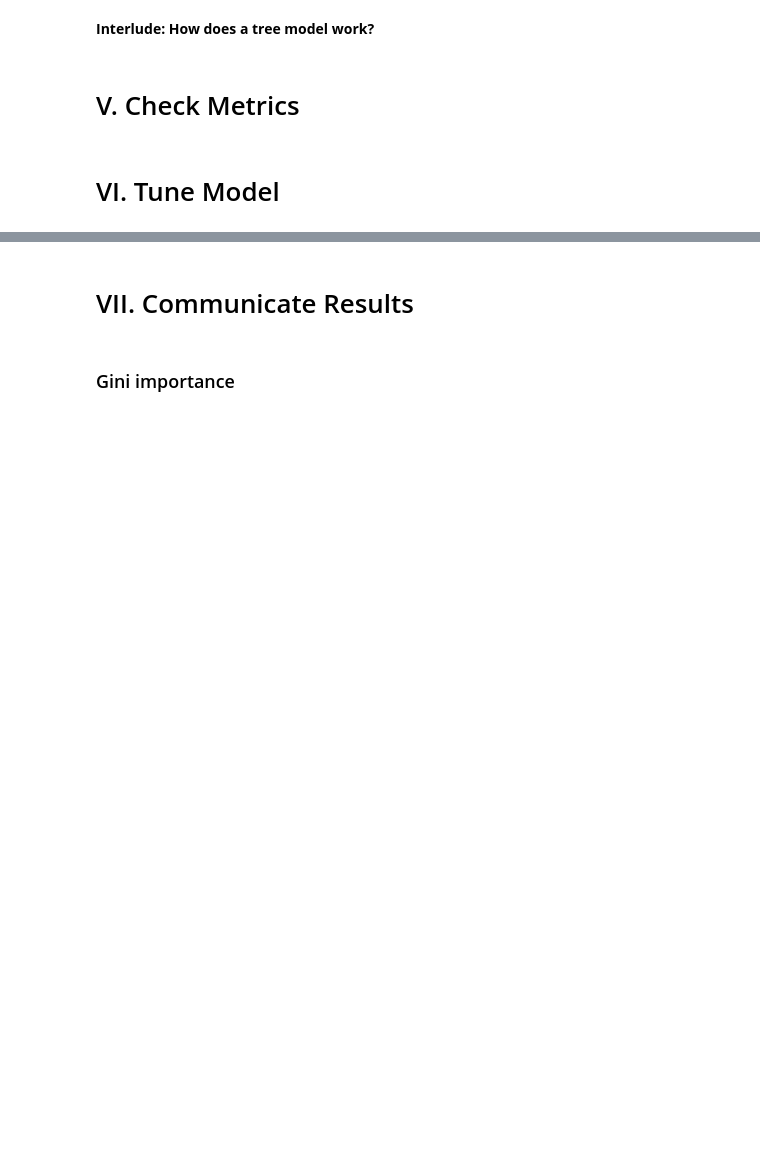
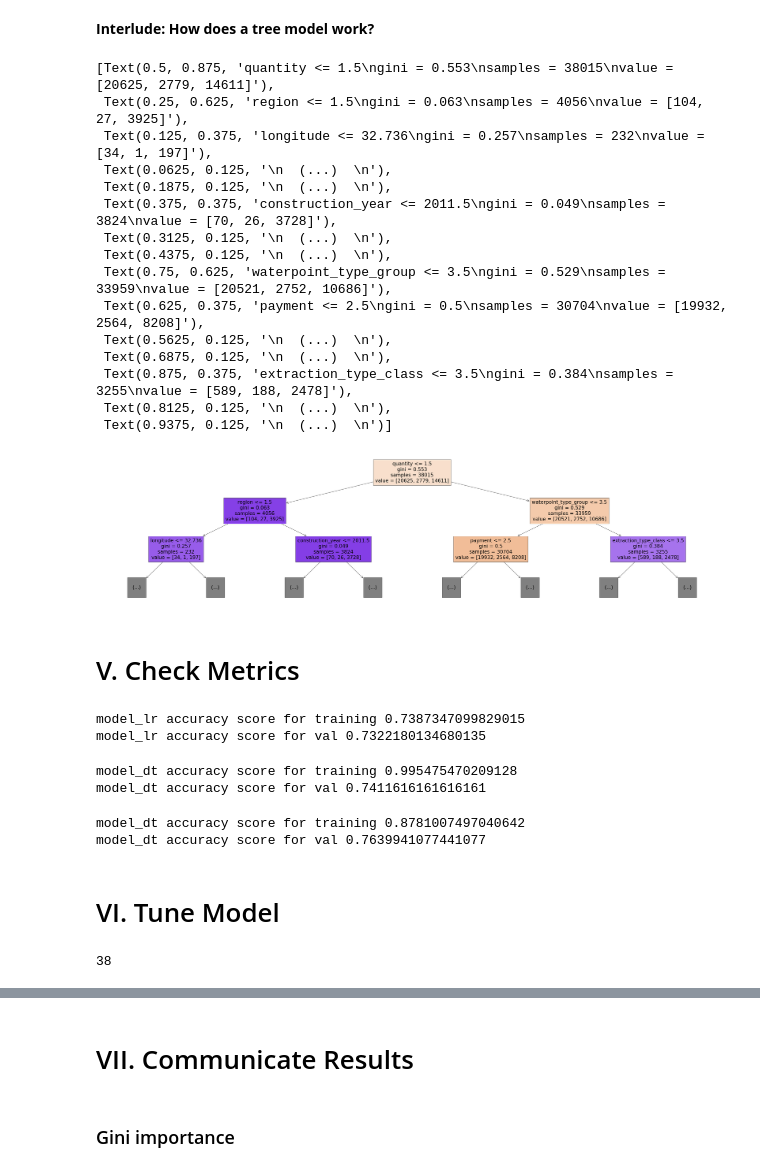
Before and after one commit to Vasanta2002/Data_Wrangling, a Jupyter notebook: JDS_SHR_221_guided_project_notes.ipynb, the cells around one changed output, grey strips where cells are left out. Drawn from its saved outputs; the diff is of its cells as text; code cells hidden in the pictures; blank space fills up the shorter version.

```diff
--- a/JDS_SHR_221_guided_project_notes.ipynb
+++ b/JDS_SHR_221_guided_project_notes.ipynb
@@ -147,7 +144,7 @@ ProfileReport(train, minimal=True).to_notebook_iframe()
 # %%
-# train = pd.merge(pd.read_csv('train_features.csv',na_values=[0, -2.000000e-08]),
-#                  pd.read_csv('train_labels.csv'))
-# X_test = pd.read_csv('test_features.csv', na_values=[0, -2.000000e-08])
+train = pd.merge(pd.read_csv('train_features.csv',na_values=[0, -2.000000e-08]),
+                 pd.read_csv('train_labels.csv'))
+X_test = pd.read_csv('test_features.csv', na_values=[0, -2.000000e-08])
 
 
 def wrangle(df):
@@ -156,10 +153,10 @@ def wrangle(df):
   df.set_index('id', inplace=True)
 
   # Drop Constant Column
-  df.drop(columns=, inplace=True)
+  df.drop(columns='recorded_by', inplace=True)
 
   # Drop Duplicate Column
-  df.drop(columns=, inplace=True)
+  df.drop(columns='quantity_group', inplace=True)
 
   # Drop High Cardinality Columns
   threshold = 100
@@ -167,7 +164,7 @@ def wrangle(df):
   df.drop(columns=cols_to_drop, inplace=True)
 
   # Drop columns with high proportion of zeros
-  df.drop(columns=, inplace=True)
+  df.drop(columns='num_private', inplace=True)
 
   return df
 
@@ -188,7 +215,7 @@ train[train['longitude'] ==0]
 # %% [markdown]
 ## Split TV from FM
 # %%
-target =
+target = 'status_group'
 y = train[target]
 X = train.drop(columns=target)
 # %% [markdown]
@@ -206,6 +235,11 @@ print('baseline accuracy:',)
 # %% [markdown]
 **First Model:** Logistic Regression
 # %%
-model_lr = make_pipeline()
+model_lr = make_pipeline(
+    OneHotEncoder(use_cat_names=True),
+    SimpleImputer(strategy='mean'),
+    StandardScaler(),
+    LogisticRegression(max_iter=200)
+)
 
 model_lr.fit(X_train, y_train)
@@ -212,6 +262,10 @@ model_lr.fit(X_train, y_train)
 # %% [markdown]
 **Second Model:** Decision Tree Classifier
 # %%
-model_dt = make_pipeline()
+model_dt = make_pipeline(
+    OrdinalEncoder(),
+    SimpleImputer(strategy='mean'),
+    DecisionTreeClassifier(random_state=42, max_depth=16)
+)
 
 model_dt.fit(X_train, y_train)
@@ -218,16 +290,55 @@ model_dt.fit(X_train, y_train)
 # %% [markdown]
 **Interlude: How does a tree model work?**
+# %%
+plt.figure(figsize=(60,15))
+plot_tree(model_dt.named_steps['decisiontreeclassifier'],
+          max_depth=2,
+          feature_names=X_train.columns,
+          filled=True)
+# %% [output]
+[Text(0.5, 0.875, 'quantity <= 1.5\ngini = 0.553\nsamples = 38015\nvalue = [20625, 2779, 14611]'),
+ Text(0.25, 0.625, 'region <= 1.5\ngini = 0.063\nsamples = 4056\nvalue = [104, 27, 3925]'),
+ Text(0.125, 0.375, 'longitude <= 32.736\ngini = 0.257\nsamples = 232\nvalue = [34, 1, 197]'),
+ Text(0.0625, 0.125, '\n  (...)  \n'),
+ Text(0.1875, 0.125, '\n  (...)  \n'),
+ Text(0.375, 0.375, 'construction_year <= 2011.5\ngini = 0.049\nsamples = 3824\nvalue = [70, 26, 3728]'),
+ Text(0.3125, 0.125, '\n  (...)  \n'),
+ Text(0.4375, 0.125, '\n  (...)  \n'),
+ Text(0.75, 0.625, 'waterpoint_type_group <= 3.5\ngini = 0.529\nsamples = 33959\nvalue = [20521, 2752, 10686]'),
+ Text(0.625, 0.375, 'payment <= 2.5\ngini = 0.5\nsamples = 30704\nvalue = [19932, 2564, 8208]'),
+ Text(0.5625, 0.125, '\n  (...)  \n'),
+ Text(0.6875, 0.125, '\n  (...)  \n'),
+ Text(0.875, 0.375, 'extraction_type_class <= 3.5\ngini = 0.384\nsamples = 3255\nvalue = [589, 188, 2478]'),
+ Text(0.8125, 0.125, '\n  (...)  \n'),
+ Text(0.9375, 0.125, '\n  (...)  \n')]
+[figure, added]
 # %% [markdown]
 # V. Check Metrics
 # %%
-print('model_lr accuracy score for training',)
-print('model_lr accuracy score for val', )
+print('model_lr accuracy score for training',accuracy_score(y_train, model_lr.predict(X_train)))
+print('model_lr accuracy score for val',accuracy_score(y_val, model_lr.predict(X_val)) )
+# %% [output]
+model_lr accuracy score for training 0.7387347099829015
+model_lr accuracy score for val 0.7322180134680135
 # %%
 
-print('model_dt accuracy score for training', )
-print('model_dt accuracy score for val', )
+print('model_dt accuracy score for training',accuracy_score(y_train, model_dt.predict(X_train)) )
+print('model_dt accuracy score for val',accuracy_score(y_val, model_dt.predict(X_val)) )
+# %% [output]
+model_dt accuracy score for training 0.995475470209128
+model_dt accuracy score for val 0.7411616161616161
+# %%
+print('model_dt accuracy score for training',accuracy_score(y_train, model_dt.predict(X_train)) )
+print('model_dt accuracy score for val',accuracy_score(y_val, model_dt.predict(X_val)) )
+# %% [output]
+model_dt accuracy score for training 0.8781007497040642
+model_dt accuracy score for val 0.7639941077441077
 # %% [markdown]
 # VI. Tune Model
+# %%
+model_dt.named_steps['decisiontreeclassifier'].get_depth()
+# %% [output]
+38
 # %%
 depths = range(5, 20, 2)
 list(depths)
```
Also changed, not shown: parts of 16 cells of this notebook.
